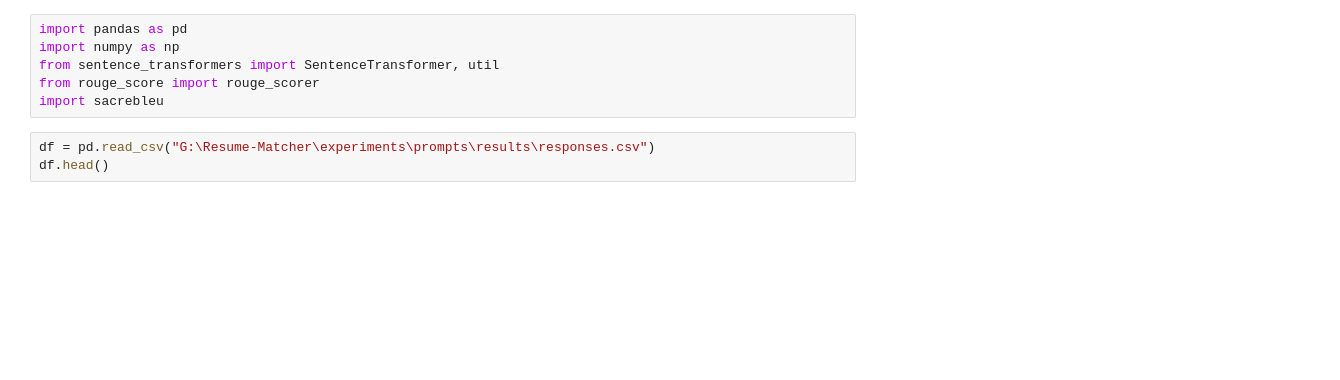
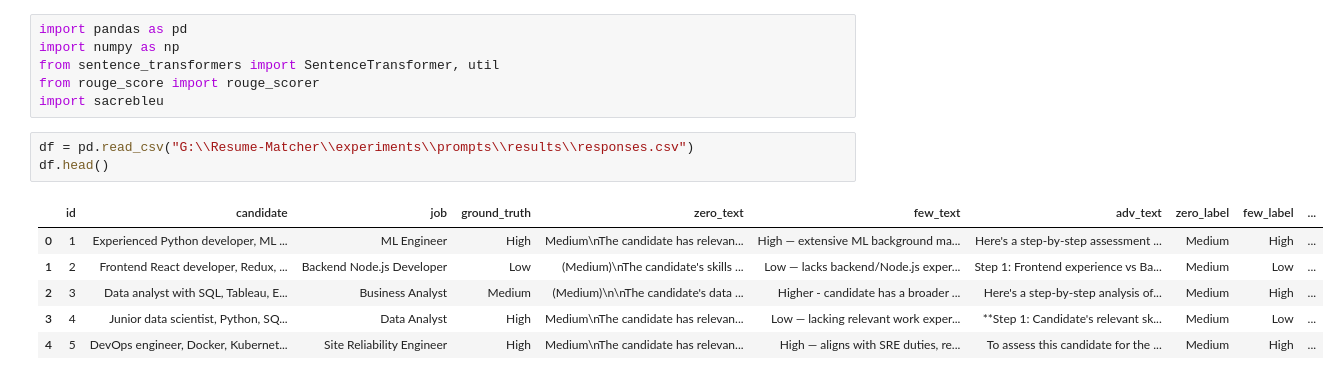
Before and after one commit to RijaFaisal/Resume-Matcher, a Jupyter notebook: experiments/prompts/05_quantitative_eval.ipynb, the cells around one changed output. Drawn from its saved outputs; the diff is of its cells as text; blank space fills up the shorter version.

```diff
--- a/experiments/prompts/05_quantitative_eval.ipynb
+++ b/experiments/prompts/05_quantitative_eval.ipynb
@@ -13,8 +72,15 @@ from sentence_transformers import SentenceTransformer, util
 from rouge_score import rouge_scorer
 import sacrebleu
 # %%
-df = pd.read_csv("G:\Resume-Matcher\experiments\prompts\results\responses.csv")
+df = pd.read_csv("G:\\Resume-Matcher\\experiments\\prompts\\results\\responses.csv")
 df.head()
+# %% [output]
+|  | id | candidate | job | ground_truth | zero_text | few_text | adv_text | zero_label | few_label | ... |
+| 0 | 1 | Experienced Python developer, ML ... | ML Engineer | High | Medium\nThe candidate has relevan... | High — extensive ML background ma... | Here's a step-by-step assessment ... | Medium | High | ... |
+| 1 | 2 | Frontend React developer, Redux, ... | Backend Node.js Developer | Low | (Medium)\nThe candidate's skills ... | Low — lacks backend/Node.js exper... | Step 1: Frontend experience vs Ba... | Medium | Low | ... |
+| 2 | 3 | Data analyst with SQL, Tableau, E... | Business Analyst | Medium | (Medium)\n\nThe candidate's data ... | Higher - candidate has a broader ... | Here's a step-by-step analysis of... | Medium | High | ... |
+| 3 | 4 | Junior data scientist, Python, SQ... | Data Analyst | High | Medium\nThe candidate has relevan... | Low — lacking relevant work exper... | **Step 1: Candidate's relevant sk... | Medium | Low | ... |
+| 4 | 5 | DevOps engineer, Docker, Kubernet... | Site Reliability Engineer | High | Medium\nThe candidate has relevan... | High — aligns with SRE duties, re... | To assess this candidate for the ... | Medium | High | ... |
 # %%
 def bleu_score(pred, ref):
     return sacrebleu.sentence_bleu(pred, [ref]).score
```
Also changed, not shown: parts of 3 cells of this notebook, 5 other files.
